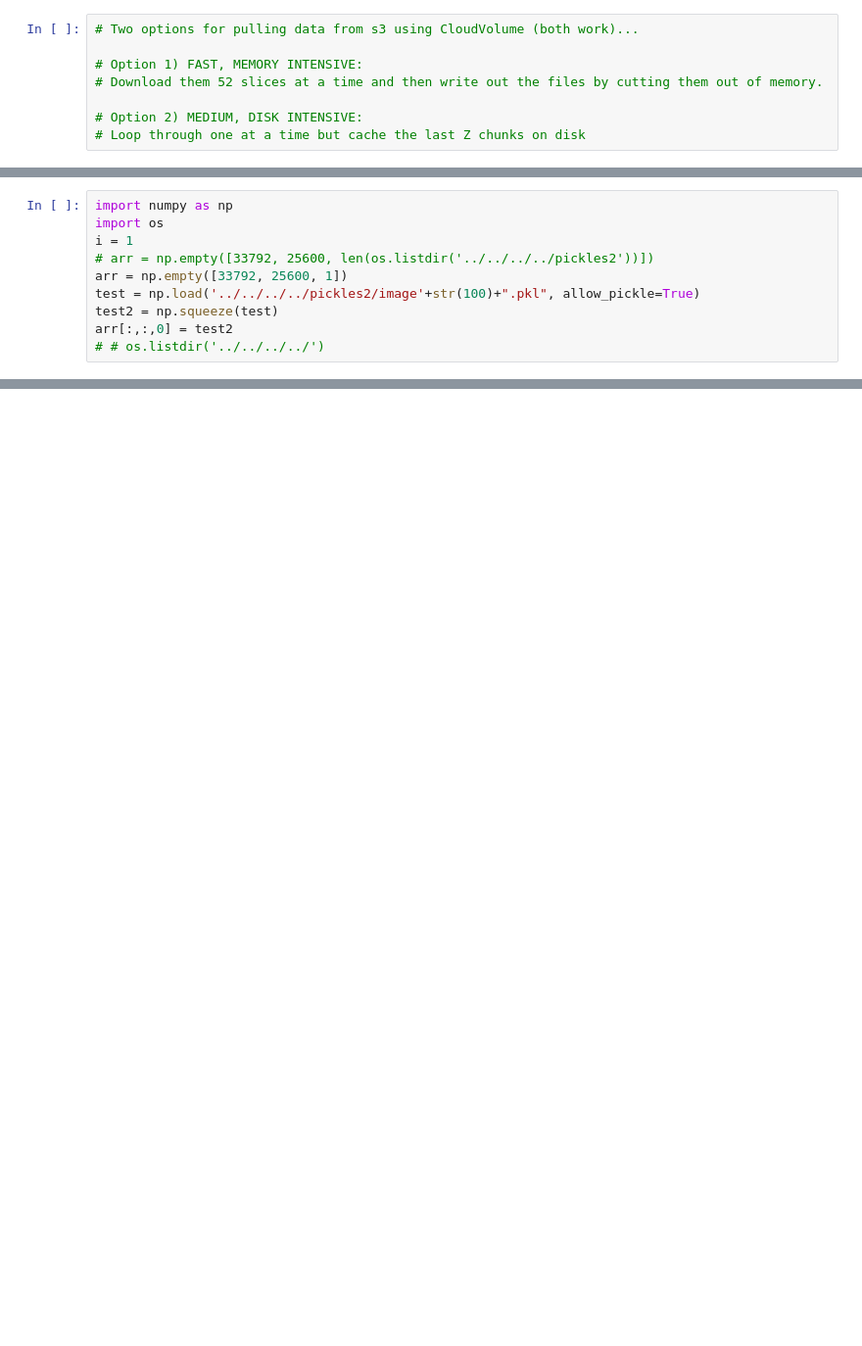
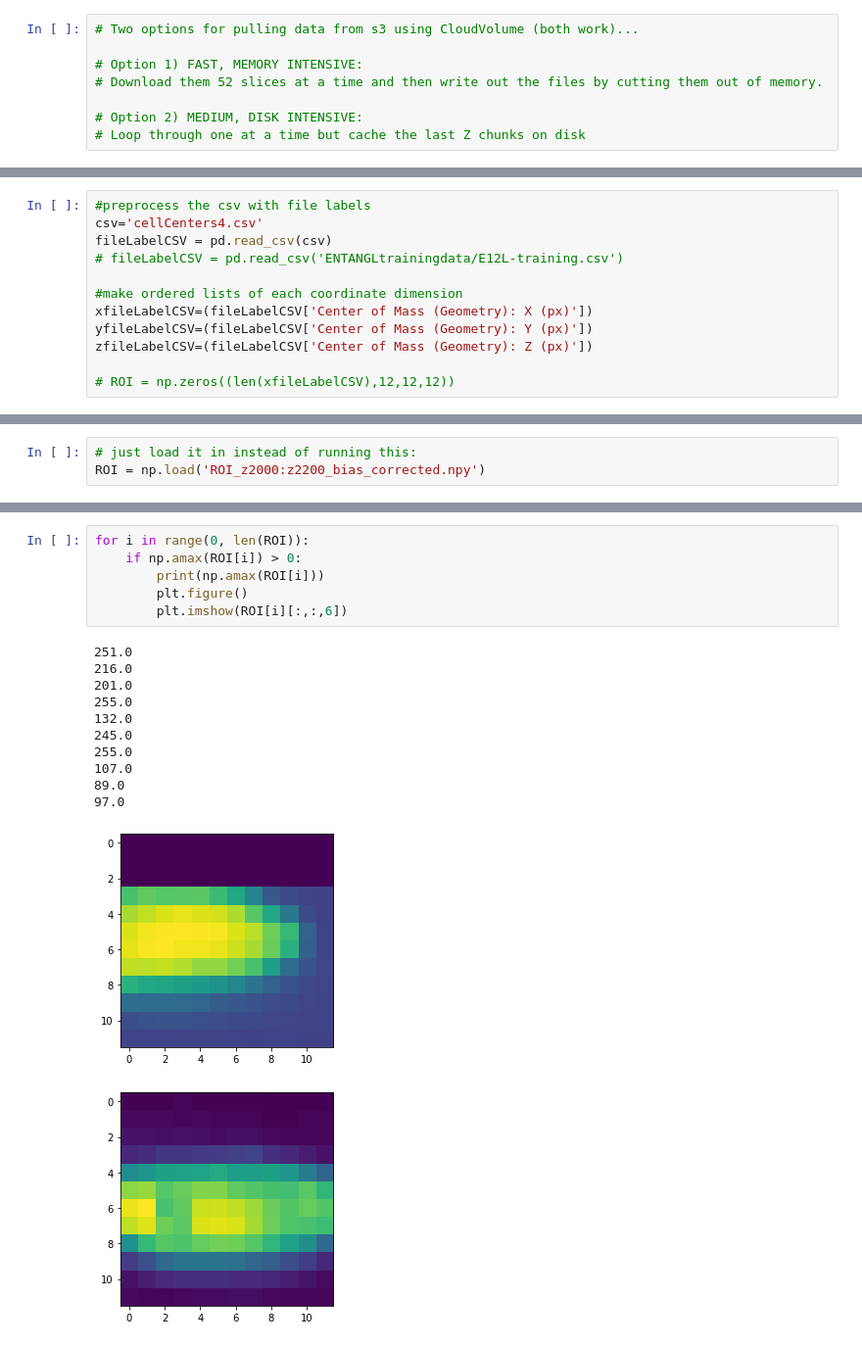
Before and after one commit to johnduva/NeuroData, a Jupyter notebook: johnsNDD_cell_extractor.ipynb, the cells around one changed output, grey strips where cells are left out. Shown at 98% size. Saved outputs shown, nothing was run; the diff lists cells and outputs as text; blank space fills up the shorter version.

Commit message:
update johnsNDD_cell_extractor

```diff
--- a/johnsNDD_cell_extractor.ipynb
+++ b/johnsNDD_cell_extractor.ipynb
@@ -362,10 +48,0 @@ AttributeError: '_io.BufferedReader' object has no attribute 'shape'
-# %%
-import numpy as np
-import os
-i = 1
-# arr = np.empty([33792, 25600, len(os.listdir('../../../../pickles2'))])
-arr = np.empty([33792, 25600, 1])
-test = np.load('../../../../pickles2/image'+str(100)+".pkl", allow_pickle=True)
-test2 = np.squeeze(test)
-arr[:,:,0] = test2
-# # os.listdir('../../../../')
@@ -398,0 +128,12 @@ plt.imshow(NCR_total[34][5])
+# %%
+#preprocess the csv with file labels
+csv='cellCenters4.csv'
+fileLabelCSV = pd.read_csv(csv)
+# fileLabelCSV = pd.read_csv('ENTANGLtrainingdata/E12L-training.csv')
+
+#make ordered lists of each coordinate dimension
+xfileLabelCSV=(fileLabelCSV['Center of Mass (Geometry): X (px)'])
+yfileLabelCSV=(fileLabelCSV['Center of Mass (Geometry): Y (px)'])
+zfileLabelCSV=(fileLabelCSV['Center of Mass (Geometry): Z (px)'])
+
+# ROI = np.zeros((len(xfileLabelCSV),12,12,12))
@@ -398,0 +157,3 @@ plt.imshow(NCR_total[34][5])
+# %%
+# just load it in instead of running this:
+ROI = np.load('ROI_z2000:z2200_bias_corrected.npy')
@@ -398,0 +206,19 @@ plt.imshow(NCR_total[34][5])
+# %%
+for i in range(0, len(ROI)):
+    if np.amax(ROI[i]) > 0:
+        print(np.amax(ROI[i]))
+        plt.figure()
+        plt.imshow(ROI[i][:,:,6])
+# %% [output]
+251.0
+216.0
+201.0
+255.0
+132.0
+245.0
+255.0
+107.0
+89.0
+97.0
+[figure, added]
+[figure, added]
```
Also changed, not shown: parts of 50 cells of this notebook.
